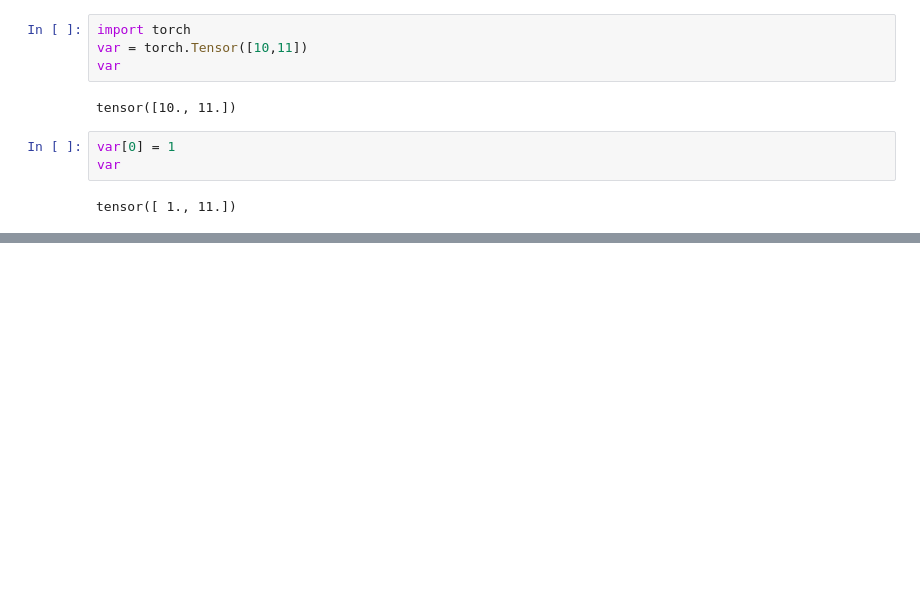
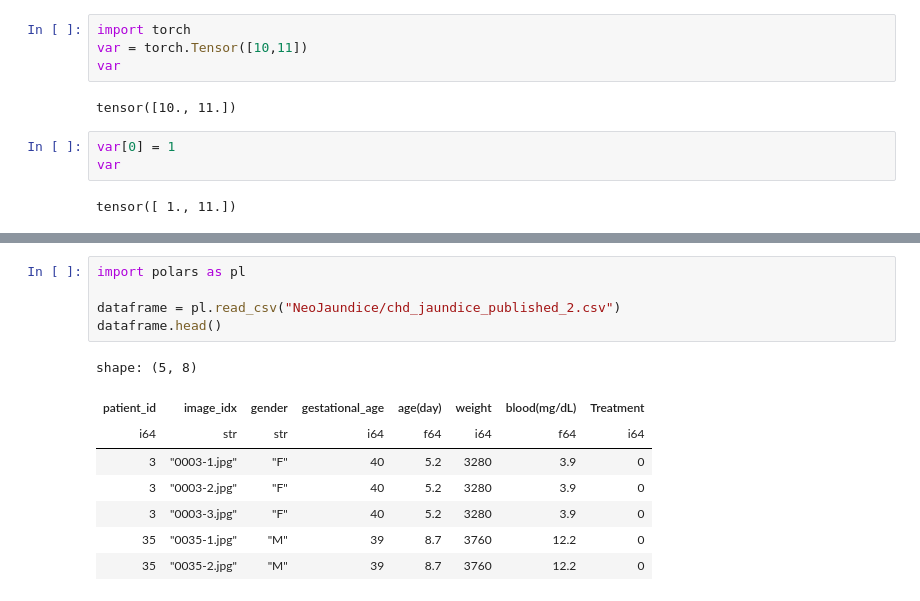
Before and after one commit to divijjasuja/jaundice_detection_project, a Jupyter notebook: practice.ipynb, the cells around one changed output, grey strips where cells are left out. Drawn from its saved outputs; the diff is of its cells as text; blank space fills up the shorter version.

```diff
--- a/practice.ipynb
+++ b/practice.ipynb
@@ -35,0 +52,14 @@ tensor([ 1., 11.])
+# %%
+import polars as pl
+
+dataframe = pl.read_csv("NeoJaundice/chd_jaundice_published_2.csv")
+dataframe.head()
+# %% [output]
+shape: (5, 8)
+| patient_id | image_idx | gender | gestational_age | age(day) | weight | blood(mg/dL) | Treatment |
+| i64 | str | str | i64 | f64 | i64 | f64 | i64 |
+| 3 | "0003-1.jpg" | "F" | 40 | 5.2 | 3280 | 3.9 | 0 |
+| 3 | "0003-2.jpg" | "F" | 40 | 5.2 | 3280 | 3.9 | 0 |
+| 3 | "0003-3.jpg" | "F" | 40 | 5.2 | 3280 | 3.9 | 0 |
+| 35 | "0035-1.jpg" | "M" | 39 | 8.7 | 3760 | 12.2 | 0 |
+| 35 | "0035-2.jpg" | "M" | 39 | 8.7 | 3760 | 12.2 | 0 |
```
Also changed, not shown: parts of 2 cells of this notebook, 5 other files.
